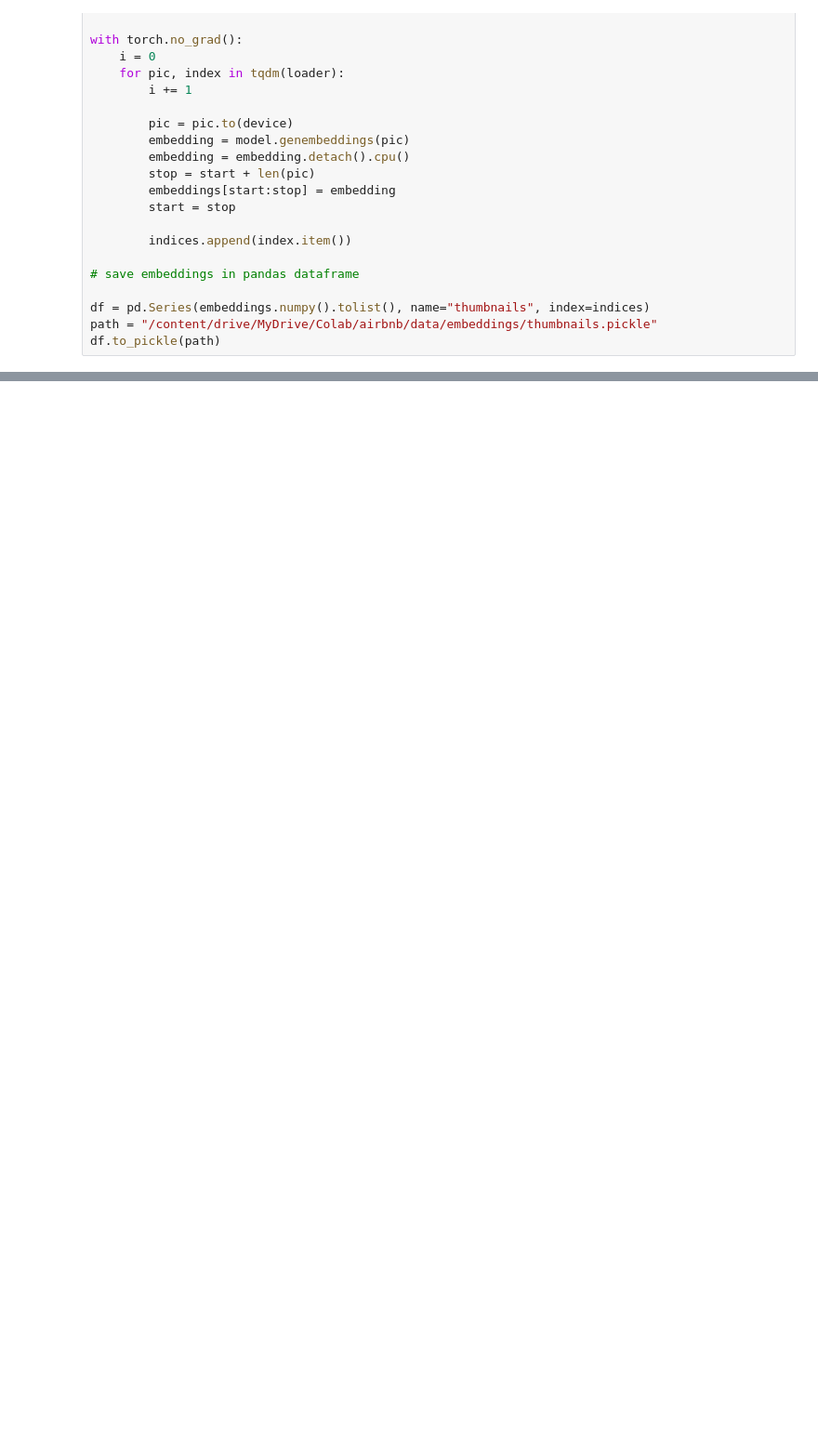
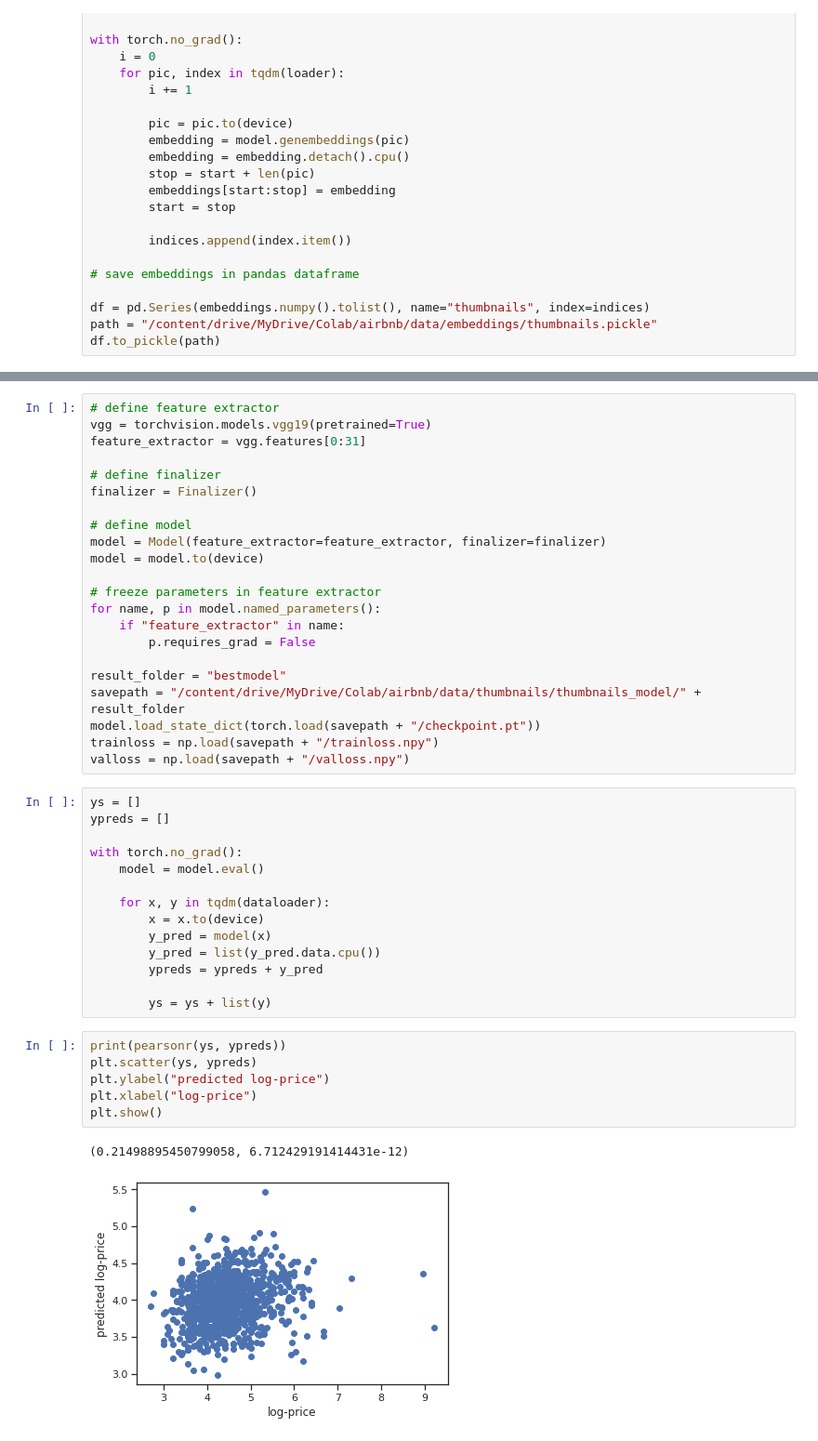
Before and after one commit to dernameistegal/airbnb_price, a Jupyter notebook: model_pictures.ipynb, the cells around one changed output, grey strips where cells are left out. Shown at 93% size. Cells and saved outputs as stored; diff of their text form; blank space fills up the shorter version.

```diff
--- a/model_pictures.ipynb
+++ b/model_pictures.ipynb
@@ -687,0 +728,45 @@ df.to_pickle(path)
+# %%
+# define feature extractor
+vgg = torchvision.models.vgg19(pretrained=True)
+feature_extractor = vgg.features[0:31]
+
+# define finalizer
+finalizer = Finalizer()
+
+# define model
+model = Model(feature_extractor=feature_extractor, finalizer=finalizer)
+model = model.to(device)
+
+# freeze parameters in feature extractor
+for name, p in model.named_parameters():
+    if "feature_extractor" in name:
+        p.requires_grad = False
+
+result_folder = "bestmodel"
+savepath = "/content/drive/MyDrive/Colab/airbnb/data/thumbnails/thumbnails_model/" + result_folder
+model.load_state_dict(torch.load(savepath + "/checkpoint.pt"))
+trainloss = np.load(savepath + "/trainloss.npy")
+valloss = np.load(savepath + "/valloss.npy")
+# %%
+ys = []
+ypreds = []
+
+with torch.no_grad():
+    model = model.eval()
+
+    for x, y in tqdm(dataloader):
+        x = x.to(device)
+        y_pred = model(x)
+        y_pred = list(y_pred.data.cpu())
+        ypreds = ypreds + y_pred
+
+        ys = ys + list(y)
+# %%
+print(pearsonr(ys, ypreds))
+plt.scatter(ys, ypreds)
+plt.ylabel("predicted log-price")
+plt.xlabel("log-price")
+plt.show()
+# %% [output]
+(0.21498895450799058, 6.712429191414431e-12)
+[figure, added]
```
Also changed, not shown: parts of 18 cells of this notebook.
